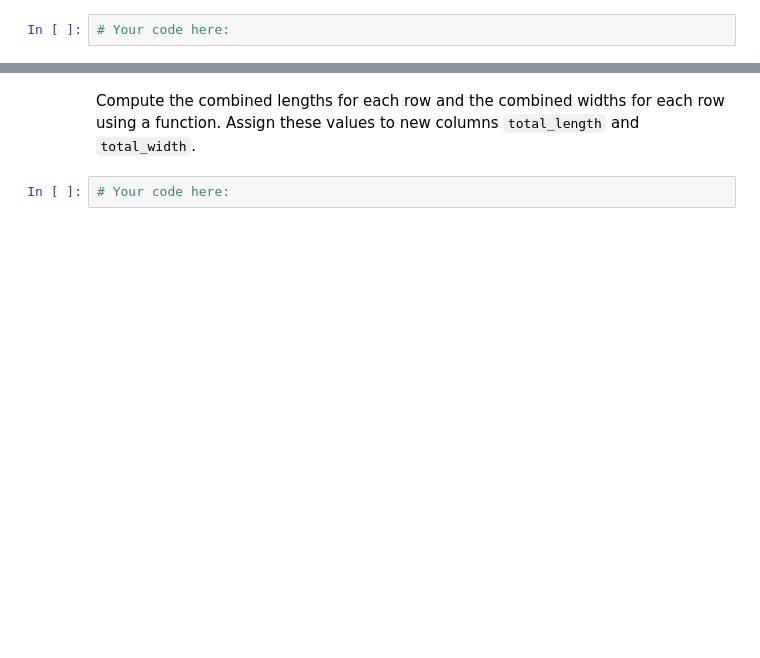
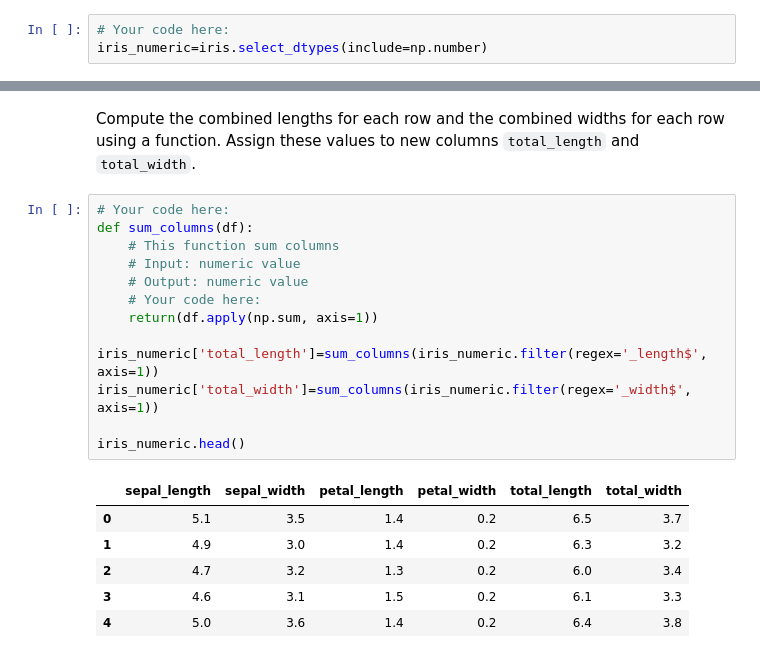
Before and after one commit to ta-datapt-bcn/lab-functional-programming, a Jupyter notebook: your-code/main.ipynb, the cells around one changed output, grey strips where cells are left out. Drawn from its saved outputs; the diff is of its cells as text; blank space fills up the shorter version.

```diff
--- a/your-code/main.ipynb
+++ b/your-code/main.ipynb
@@ -112,6 +163,7 @@ Next, we'll apply the standard deviation function in numpy (`np.std`). Describe
 The measurements are in centimeters. Let's convert them all to inches. First, we will create a dataframe that contains only the numeric columns. Assign this new dataframe to `iris_numeric`.
 # %%
 # Your code here:
+iris_numeric=iris.select_dtypes(include=np.number)
 # %% [markdown]
 Next, we will write a function that converts centimeters to inches in the cell below. Recall that 1cm = 0.393701in.
 # %%
@@ -149,4 +256,22 @@ Read more about applying functions to either rows or columns [here](https://pand
 # %% [markdown]
 Compute the combined lengths for each row and the combined widths for each row using a function. Assign these values to new columns `total_length` and `total_width`.
-# %%
-# Your code here:
+# %%
+# Your code here:
+def sum_columns(df):
+    # This function sum columns
+    # Input: numeric value
+    # Output: numeric value
+    # Your code here:
+    return(df.apply(np.sum, axis=1))
+
+iris_numeric['total_length']=sum_columns(iris_numeric.filter(regex='_length$', axis=1))
+iris_numeric['total_width']=sum_columns(iris_numeric.filter(regex='_width$', axis=1))
+
+iris_numeric.head()
+# %% [output]
+|  | sepal_length | sepal_width | petal_length | petal_width | total_length | total_width |
+| 0 | 5.1 | 3.5 | 1.4 | 0.2 | 6.5 | 3.7 |
+| 1 | 4.9 | 3.0 | 1.4 | 0.2 | 6.3 | 3.2 |
+| 2 | 4.7 | 3.2 | 1.3 | 0.2 | 6.0 | 3.4 |
+| 3 | 4.6 | 3.1 | 1.5 | 0.2 | 6.1 | 3.3 |
+| 4 | 5.0 | 3.6 | 1.4 | 0.2 | 6.4 | 3.8 |
```
Also changed, not shown: parts of 16 cells of this notebook, 3 other files.
